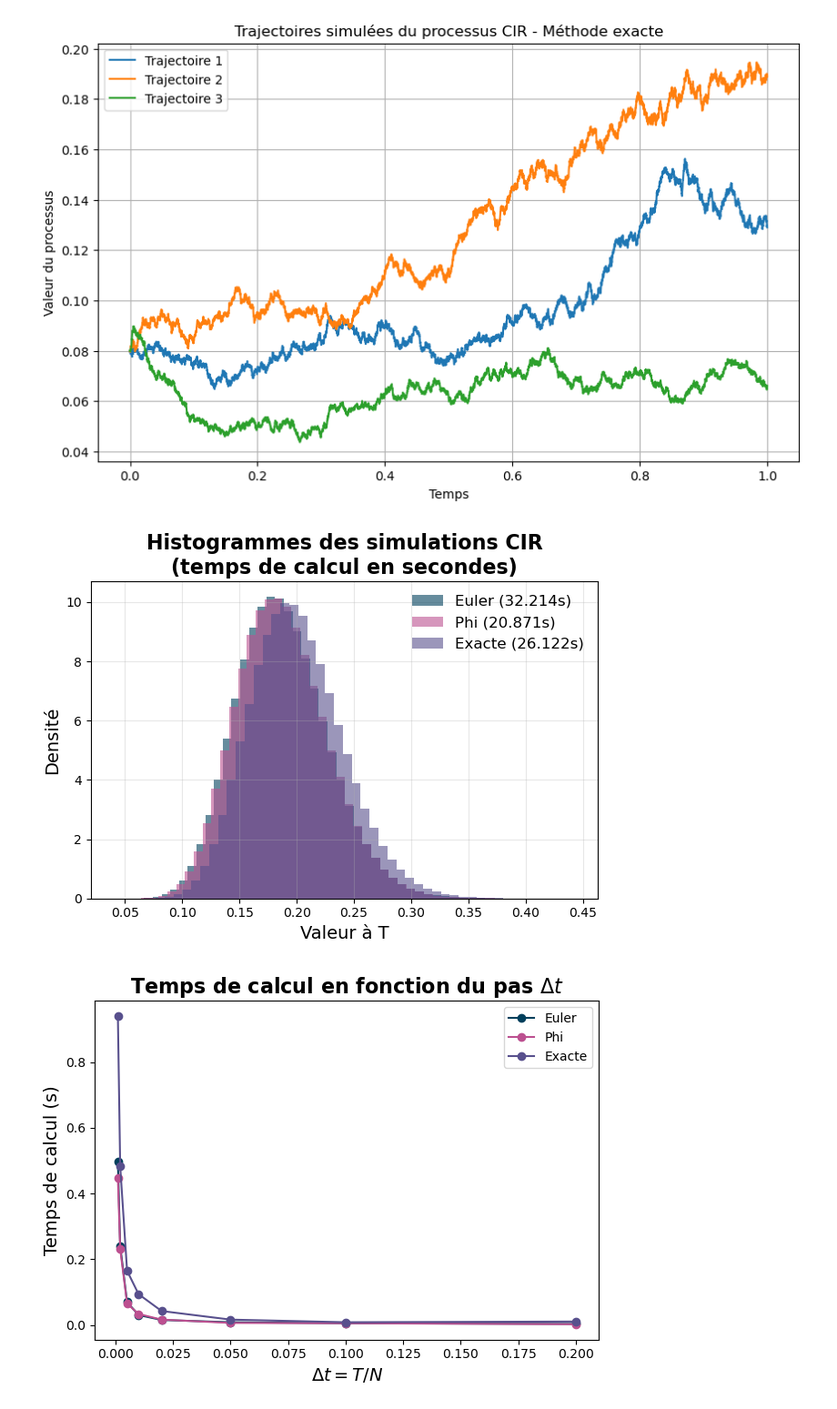
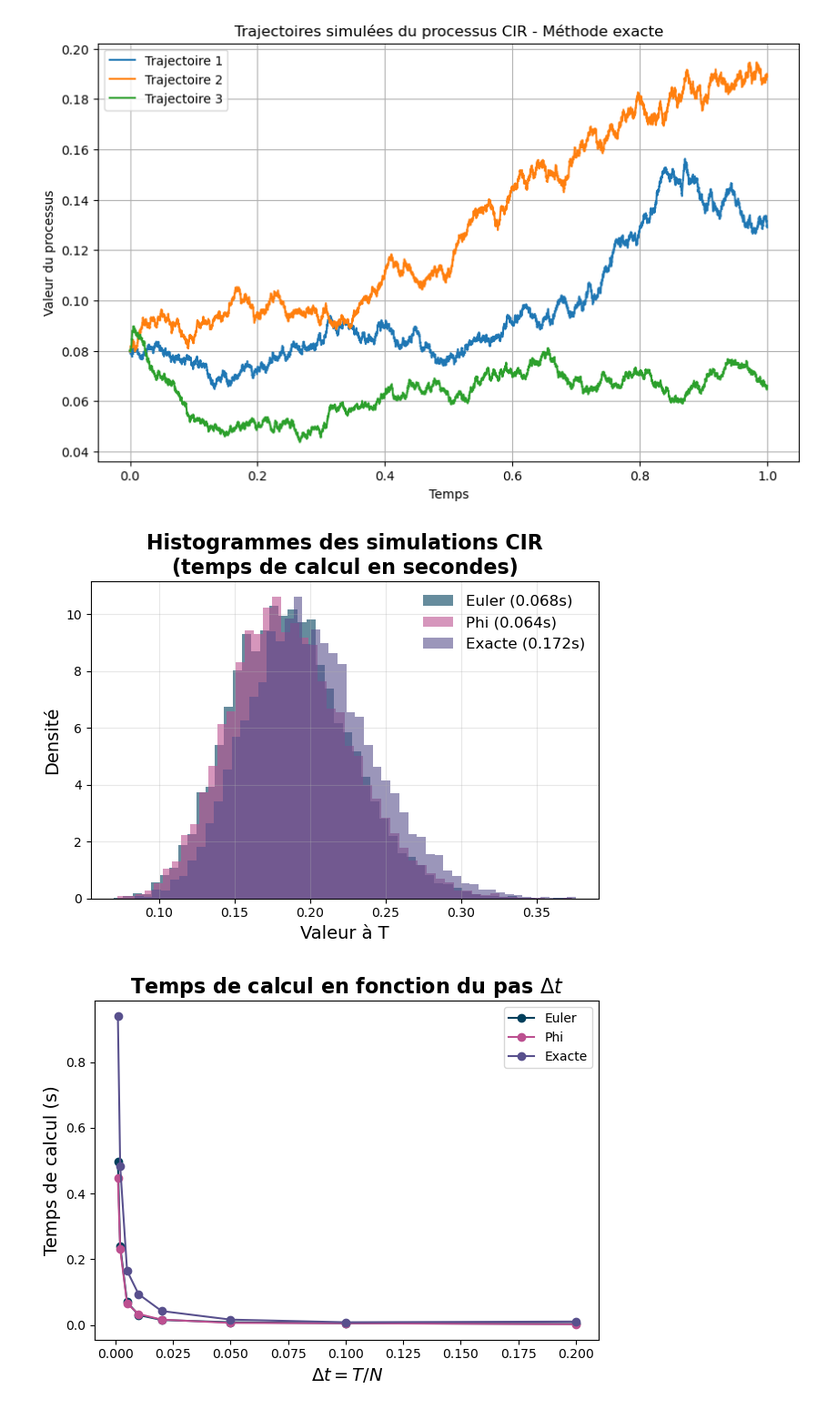
Before and after one commit to maxence2508/stage-cermics, a Jupyter notebook: second-order-schemes-for-multifactor-cir-and-heston-models.ipynb, the cells around one changed output. Shown at 91% size. Saved outputs shown, nothing was run; the diff lists cells and outputs as text; code cells hidden in the pictures.

```diff
--- a/second-order-schemes-for-multifactor-cir-and-heston-models.ipynb
+++ b/second-order-schemes-for-multifactor-cir-and-heston-models.ipynb
@@ -23,6 +24,7 @@ class CIRProcess:
         self.sigma = sigma
         self.rho = rho
         self.gamma = gamma
+        self.x0 = x0
         self.G0 = sum(gamma)
         self.a_bar = a * self.G0
         self.k_bar = k * self.G0
@@ -216,6 +218,18 @@ class CIRProcess:
             Y[i] = Y_prev + dt * drift + dt * global_drift + noise
 
         return Y
+
+    def phi_zc(self, t):
+        gamma = np.sqrt(self.k_bar**2 + 2*self.sigma_bar**2)
+        res = (2*gamma*np.exp(t*(gamma+self.k_bar)/2)) / (gamma-self.k_bar + np.exp(gamma*t) * (gamma + self.k_bar))
+        return (-2/self.sigma_bar**2) * np.log(res)
+
+    def psi_zc(self, t):
+        gamma = np.sqrt(self.k_bar**2 + 2*self.sigma_bar**2)
+        return 2 * (np.exp(gamma*t) - 1) / (gamma-self.k_bar+np.exp(gamma*t) * (gamma + self.k_bar))
+
+    def prix_ZC_closed_form(self, T):
+        return np.exp(-self.a_bar * self.phi_zc(T) - self.x0 * self.psi_zc(T))
 # %%
 # Parameters for the simulations
 a = 0.05
@@ -279,15 +293,11 @@ G0*sigma^2 = 0.011200000000000003
 [figure]
 [figure]
 # %%
-
-import time
-import matplotlib.pyplot as plt
-
 # Paramètres
 x0 = 0.1
 T = 1.0
 N = 200
-n_paths = 1000000
+n_paths = 10000
 
 cir = CIRProcess(a=0.1, k=0.15, sigma=0.1, rho=rho, gamma=gamma, x0=x0, dim=len(rho))
 
@@ -301,34 +311,34 @@ start = time.time()
 paths_phi = cir.simulate_path(x0, T, N, n=n_paths, seed=42)
 time_phi = time.time() - start
 
 # Simulation Exacte
 start = time.time()
 paths_exact = cir.simulate_path_exact(x0, T, N, n=n_paths, seed=42)
 time_exact = time.time() - start
 
 # Moyennes à T
 mean_euler = np.mean(paths_euler[:, -1])
 mean_phi = np.mean(paths_phi[:, -1])
 mean_exact = np.mean(paths_exact[:, -1])
 
 # Variances à T
 var_euler = np.var(paths_euler[:, -1])
 var_phi = np.var(paths_phi[:, -1])
 var_exact = np.var(paths_exact[:, -1])
 
 plt.hist(paths_euler[:, -1], bins=50, alpha=0.6, color='#003f5c', label=f'Euler ({time_euler:.3f}s)', density=True)
 plt.hist(paths_phi[:, -1], bins=50, alpha=0.6, color='#bc5090', label=f'Phi ({time_phi:.3f}s)', density=True)
 plt.hist(paths_exact[:, -1], bins=50, alpha=0.6, color='#58508d', label=f'Exacte ({time_exact:.3f}s)', density=True)
 
 plt.legend(frameon=False, fontsize=12)
 plt.grid(True, alpha=0.3)
 plt.xlabel('Valeur à T', fontsize=14)
 plt.ylabel('Densité', fontsize=14)
 plt.title('Histogrammes des simulations CIR\n(temps de calcul en secondes)', fontsize=16, weight='bold')
 plt.tight_layout()
 plt.show()
 # %% [output]
-[figure, old version]
+[figure, new version]
 # %%
 import numpy as np
 import matplotlib.pyplot as plt
```
Also changed, not shown: parts of 3 cells of this notebook, 1 other file.
